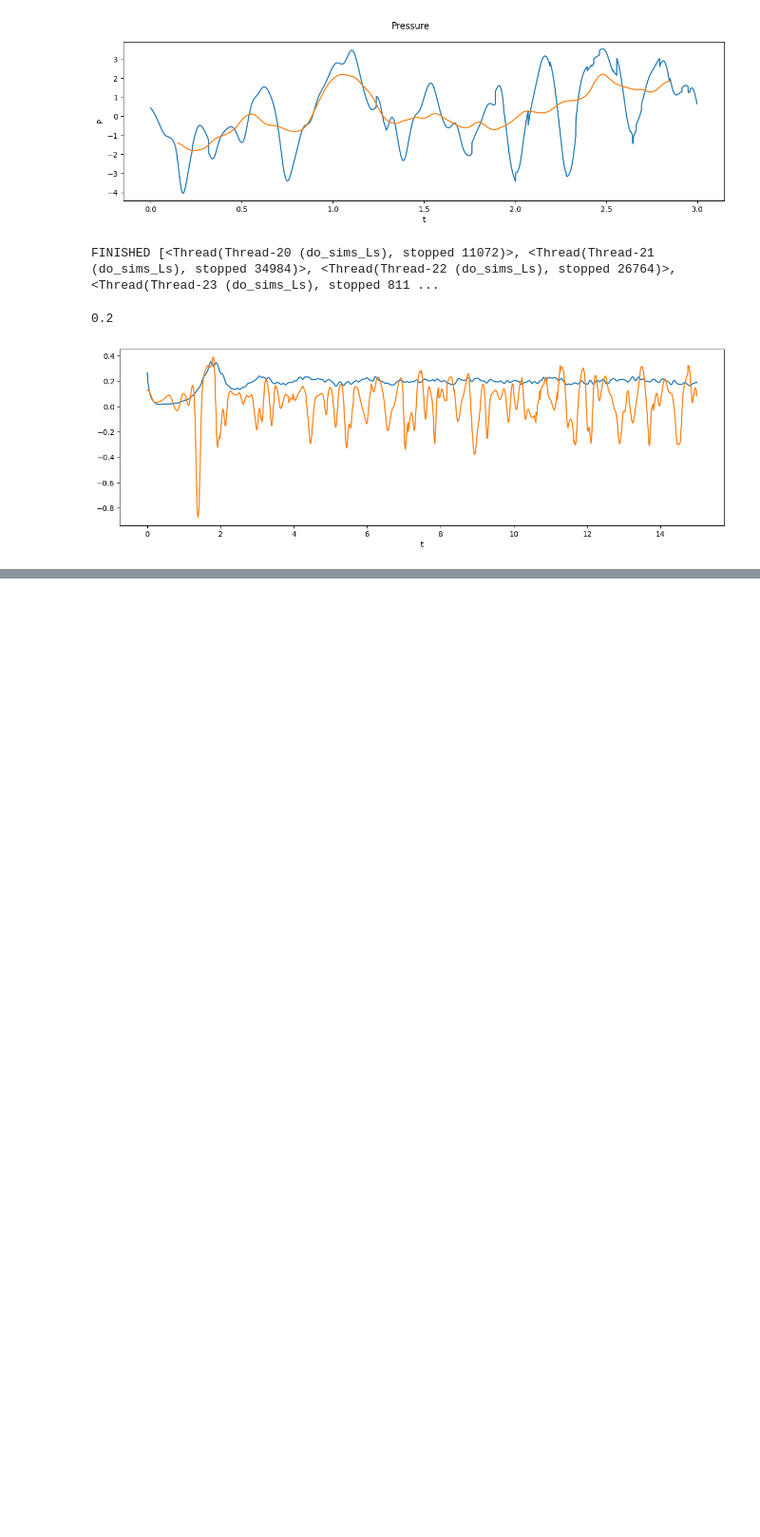
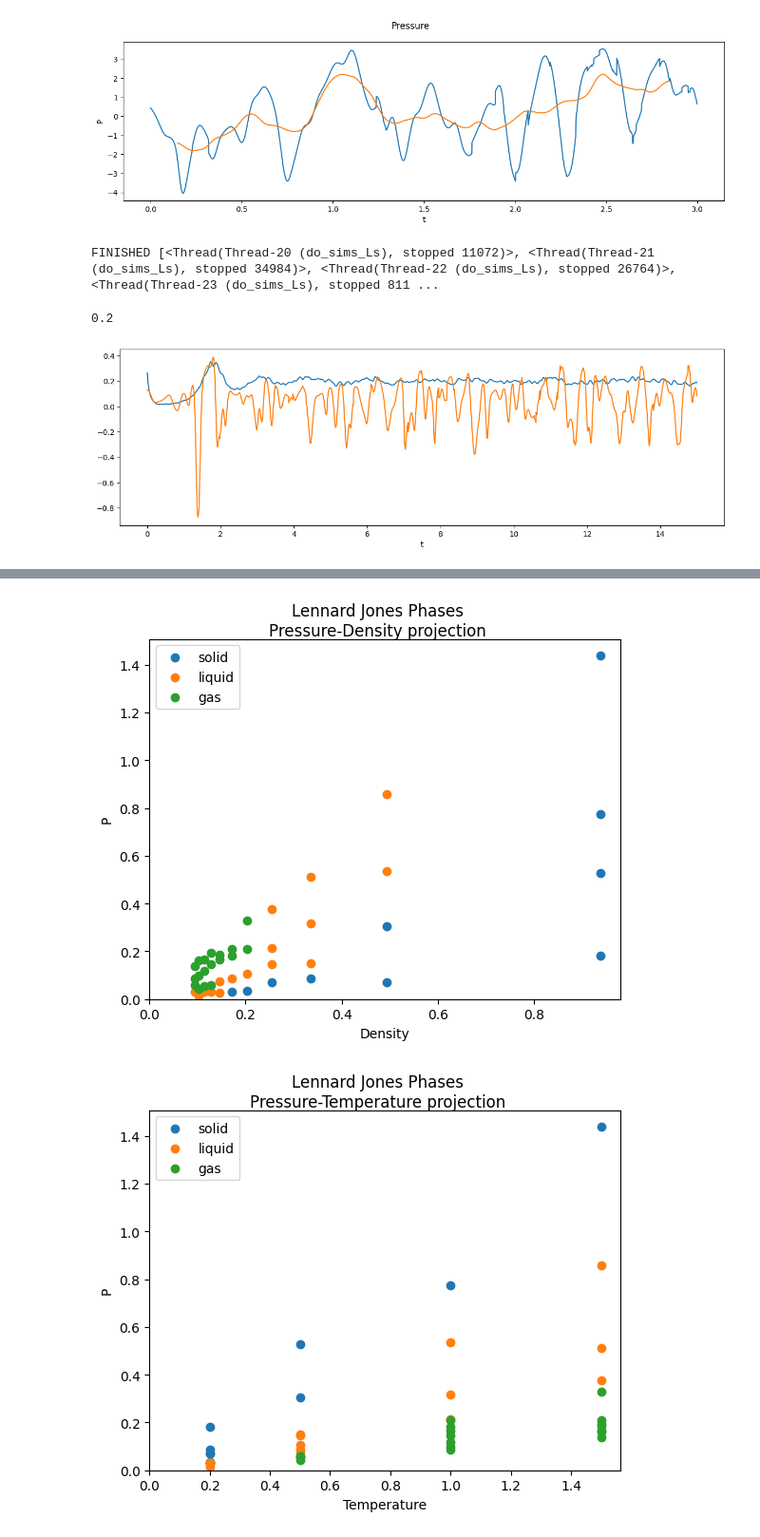
Before and after one commit to julius-clegg/Molecular-Dynamics-Simulation, a Jupyter notebook: PHYS2020 Project.ipynb, the cells around one changed output, grey strips where cells are left out. Shown: that part at 95% size. Cells and saved outputs as stored; diff of their text form; code cells hidden in the pictures; blank space fills up the shorter version.

```diff
--- a/PHYS2020 Project.ipynb
+++ b/PHYS2020 Project.ipynb
@@ -754,0 +752,74 @@ fig.show()
+# %%
+for i,systemsT in enumerate(all_results):
+    c = chr(ord('A')+i)
+    for j,system in enumerate(systemsT):
+        animate_system(system, f"gifs/T{c}{j}.gif")
+# %%
+phases = [
+    ["s", "s", "s", "s", "s", "s", "l", "l", "l", "l", "l"],
+    ["s", "s", "l", "l", "l", "l", "l", "g", "g", "g", "g"],
+    ["s", "l", "l", "l", "g", "g", "g", "g", "g", "g", "g"],
+    ["s", "l", "l", "l", "g", "g", "g", "g", "g", "g", "g"],
+]
+fig, ax = plt.subplots()
+def plot_phase_P_rho(ax,phase,label):
+    ax.scatter(
+        [rho for i,rhos in enumerate(all_rhos) for j,rho in enumerate(rhos) if phases[i][j]==phase],
+        [P for i,Ps in enumerate(all_Pmeans) for j,P in enumerate(Ps) if phases[i][j]==phase],
+        label=label
+    )
+plot_phase_P_rho(ax,"s","solid")
+plot_phase_P_rho(ax,"l","liquid")
+plot_phase_P_rho(ax,"g","gas")
+ax.set_ylabel("P")
+ax.set_xlabel("Density")
+ax.set_xlim(0)
+ax.set_ylim(0)
+ax.legend()
+
+fig.suptitle("Lennard Jones Phases\nPressure-Density projection")
+fig.subplots_adjust(top=0.90)
+fig.savefig("Phases P rho.png")
+
+fig, ax = plt.subplots()
+def plot_phase_P_T(ax,phase,label):
+    ax.scatter(
+        [temperatures[i] for i,Ps in enumerate(all_Pmeans) for j,P in enumerate(Ps) if phases[i][j]==phase],
+        [P for i,Ps in enumerate(all_Pmeans) for j,P in enumerate(Ps) if phases[i][j]==phase],
+        label=label
+    )
+plot_phase_P_T(ax,"s","solid")
+plot_phase_P_T(ax,"l","liquid")
+plot_phase_P_T(ax,"g","gas")
+ax.set_ylabel("P")
+ax.set_xlabel("Temperature")
+ax.set_xlim(0)
+ax.set_ylim(0)
+ax.legend()
+
+fig.suptitle("Lennard Jones Phases\nPressure-Temperature projection")
+fig.subplots_adjust(top=0.90)
+fig.savefig("Phases P T.png")
+
+fig, ax = plt.subplots()
+def plot_phase_T_rho(ax,phase,label):
+    ax.scatter(
+        [rho for i,rhos in enumerate(all_rhos) for j,rho in enumerate(rhos) if phases[i][j]==phase],
+        [temperatures[i] for i,Ps in enumerate(all_Pmeans) for j,P in enumerate(Ps) if phases[i][j]==phase],
+        label=label
+    )
+plot_phase_T_rho(ax,"s","solid")
+plot_phase_T_rho(ax,"l","liquid")
+plot_phase_T_rho(ax,"g","gas")
+ax.set_ylabel("Temperature")
+ax.set_xlabel("Density")
+ax.set_xlim(0)
+ax.set_ylim(0)
+ax.legend()
+
+fig.suptitle("Lennard Jones Phases\nTemperature-Density projection")
+fig.subplots_adjust(top=0.90)
+fig.savefig("Phases T rho.png")
+# %% [output]
+[figure, added]
+[figure, added]
```
Also changed, not shown: parts of 5 cells of this notebook, 50 other files.
